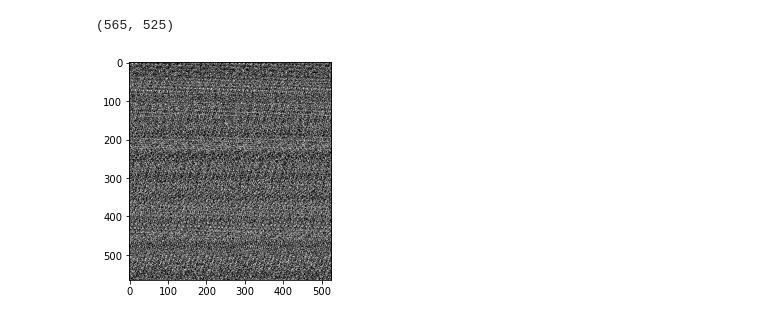
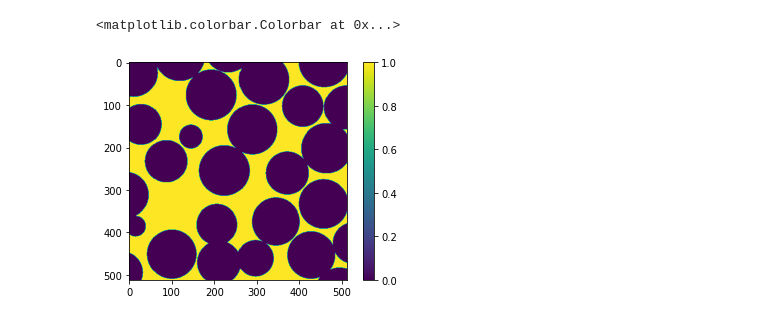
Before and after one commit to akkendrick/LABMOPS, a Jupyter notebook: readRawData.ipynb, the cells around one changed output. Saved outputs shown, nothing was run; the diff lists cells and outputs as text; code cells hidden in the pictures.

Commit message:
Cleaning Repo, merging Aakash read data code

```diff
--- a/readRawData.ipynb
+++ b/readRawData.ipynb
@@ -24,15 +0,0 @@ data.shape
-# %%
-dataShape = data.reshape((565,525,1071))
-dataslice = dataShape[:,:,300]
-dataslice.shape
-# %% [output]
-(565, 525)
-# %%
-data_eq = exposure.equalize_hist(dataslice)
-
-image = dataslice;
-
-plt.imshow(image,cmap='gray')
-plt.show()
-# %% [output]
-[figure, removed]
@@ -38,0 +6,32 @@ plt.show()
+# %%
+# set fn
+#fn = 'AW_DryScan_segm_650x650x294_8bitunsigned.raw'
+fn = 'RandomSpherePackingMicrostructure.raw'
+
+# set dims
+#Dim_size=np.array((650,650,294))
+Dim_size=np.array((525,565,1071))
+
+# Open file
+f = open(fn,'rb')
+
+# setup out list
+slices = []
+
+# Loop through slices
+for i in range(0,Dim_size[2]):
+    img_arr=np.fromfile(f,dtype=np.uint8,count=Dim_size[0]*Dim_size[1])
+    img=img_arr.reshape(Dim_size[0],Dim_size[1])
+    #img=1-img
+    subimg=ps.tools.extract_subsection(im=img, shape=[512, 512])
+    subimg[subimg == 0] = 0
+    subimg[subimg == 255] = 1
+    slices.append(subimg)
+# %%
+stacked = np.dstack(slices)
+# %%
+plt.imshow(stacked[:,:,10])
+plt.colorbar()
+# %% [output]
+<matplotlib.colorbar.Colorbar at 0x...>
+[figure, added]
```
Also changed, not shown: parts of 8 cells of this notebook, 3 other files.
